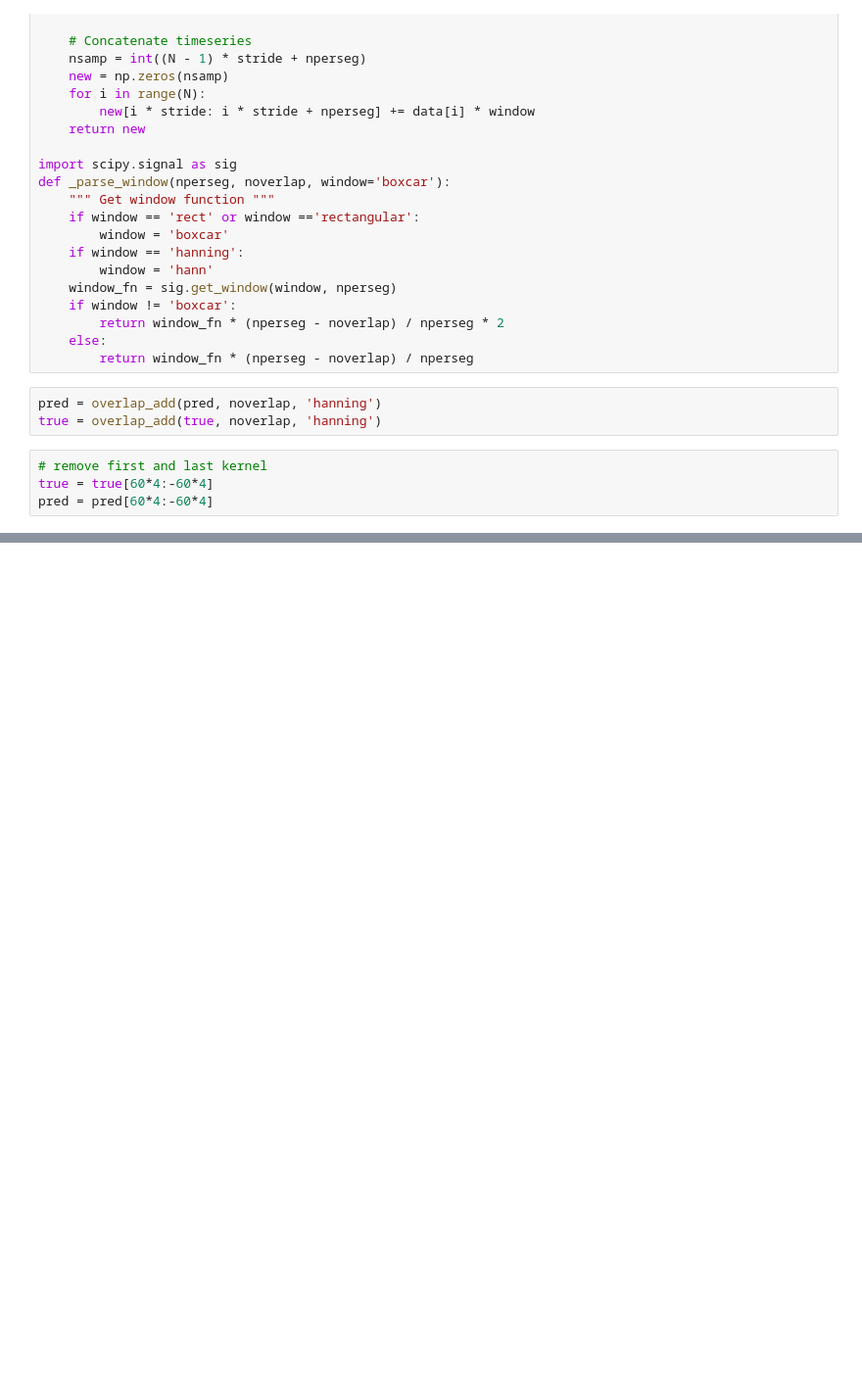
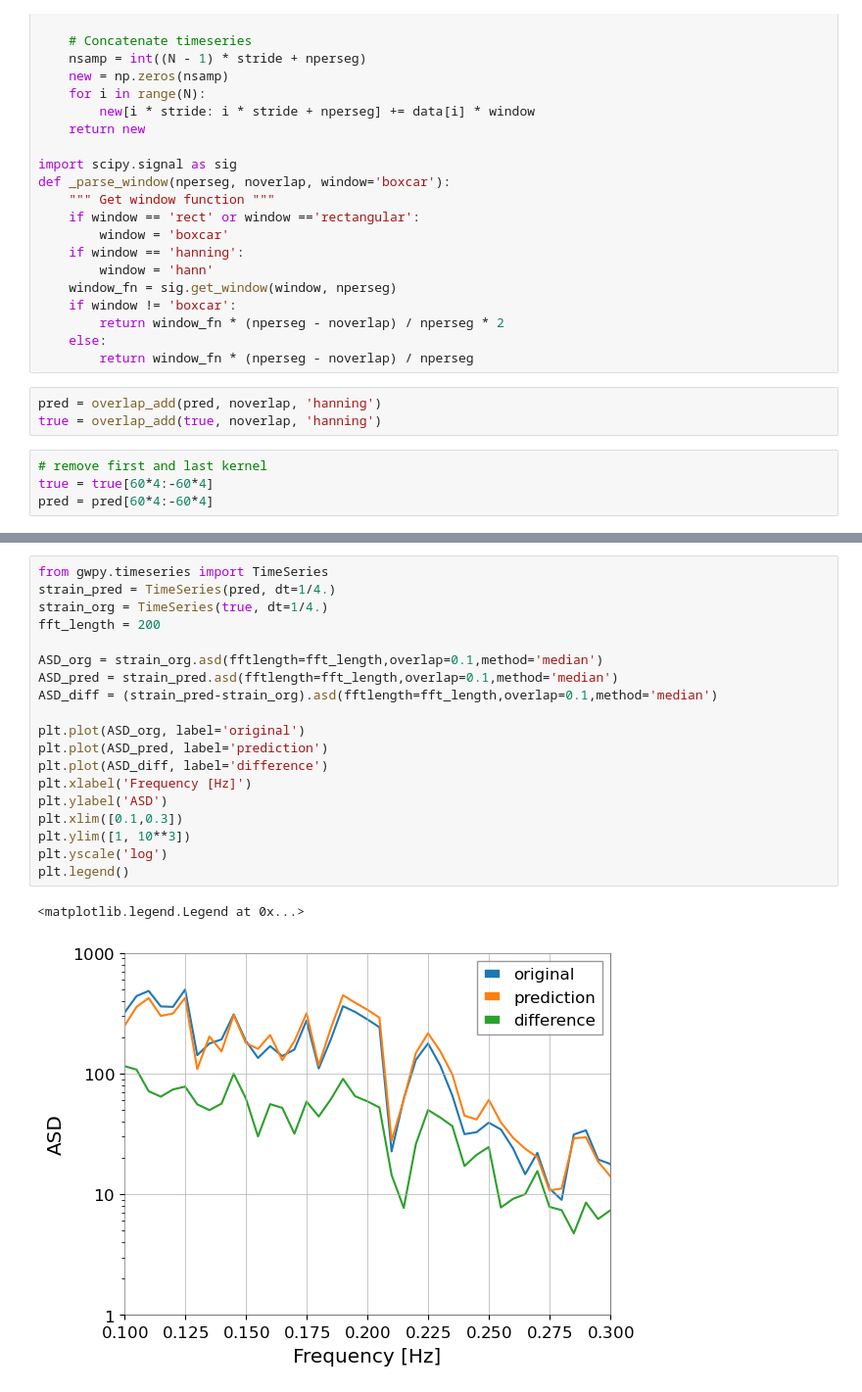
Before and after one commit to chreissel/ML4Seismic, a Jupyter notebook: eval.ipynb, the cells around one changed output, grey strips where cells are left out. Shown: that part at 98% size. Drawn from its saved outputs; the diff is of its cells as text; blank space fills up the shorter version.

```diff
--- a/eval.ipynb
+++ b/eval.ipynb
@@ -85,0 +90,22 @@ plt.legend()
+# %%
+from gwpy.timeseries import TimeSeries
+strain_pred = TimeSeries(pred, dt=1/4.)
+strain_org = TimeSeries(true, dt=1/4.)
+fft_length = 200
+
+ASD_org = strain_org.asd(fftlength=fft_length,overlap=0.1,method='median')
+ASD_pred = strain_pred.asd(fftlength=fft_length,overlap=0.1,method='median')
+ASD_diff = (strain_pred-strain_org).asd(fftlength=fft_length,overlap=0.1,method='median')
+
+plt.plot(ASD_org, label='original')
+plt.plot(ASD_pred, label='prediction')
+plt.plot(ASD_diff, label='difference')
+plt.xlabel('Frequency [Hz]')
+plt.ylabel('ASD')
+plt.xlim([0.1,0.3])
+plt.ylim([1, 10**3])
+plt.yscale('log')
+plt.legend()
+# %% [output]
+<matplotlib.legend.Legend at 0x...>
+[figure, added]
```
Also changed, not shown: parts of 2 cells of this notebook, 1 other file.
